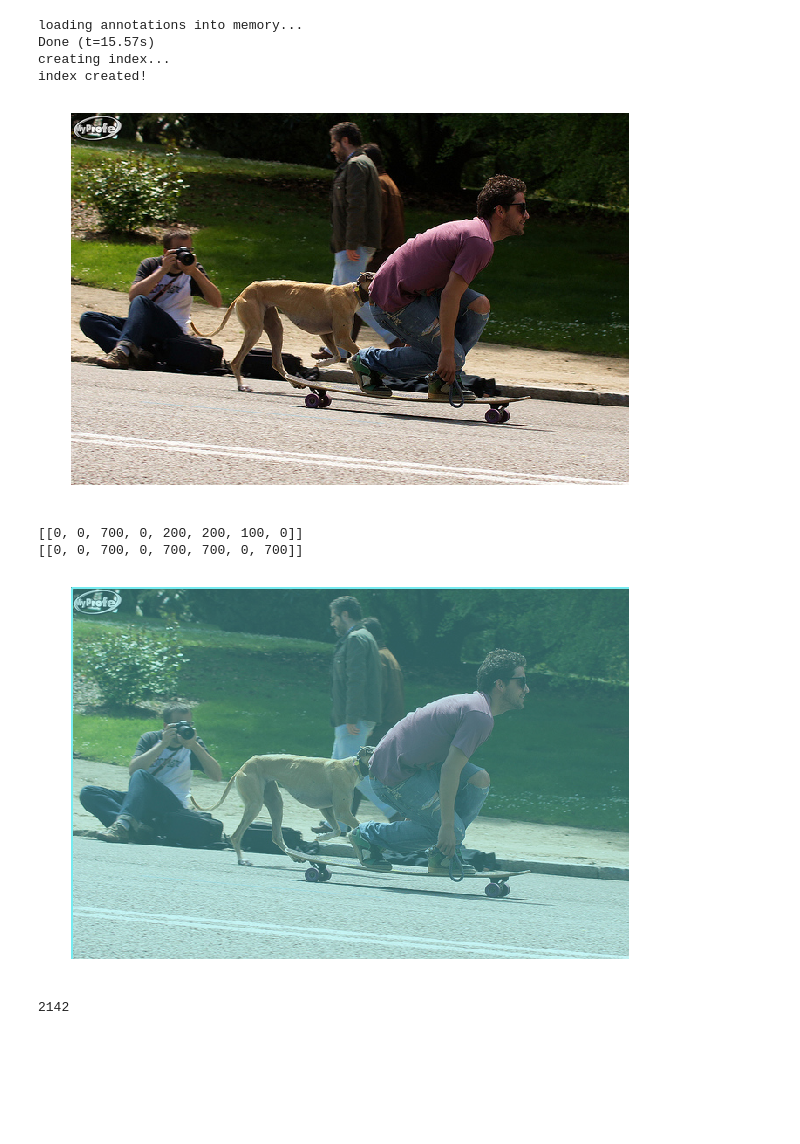
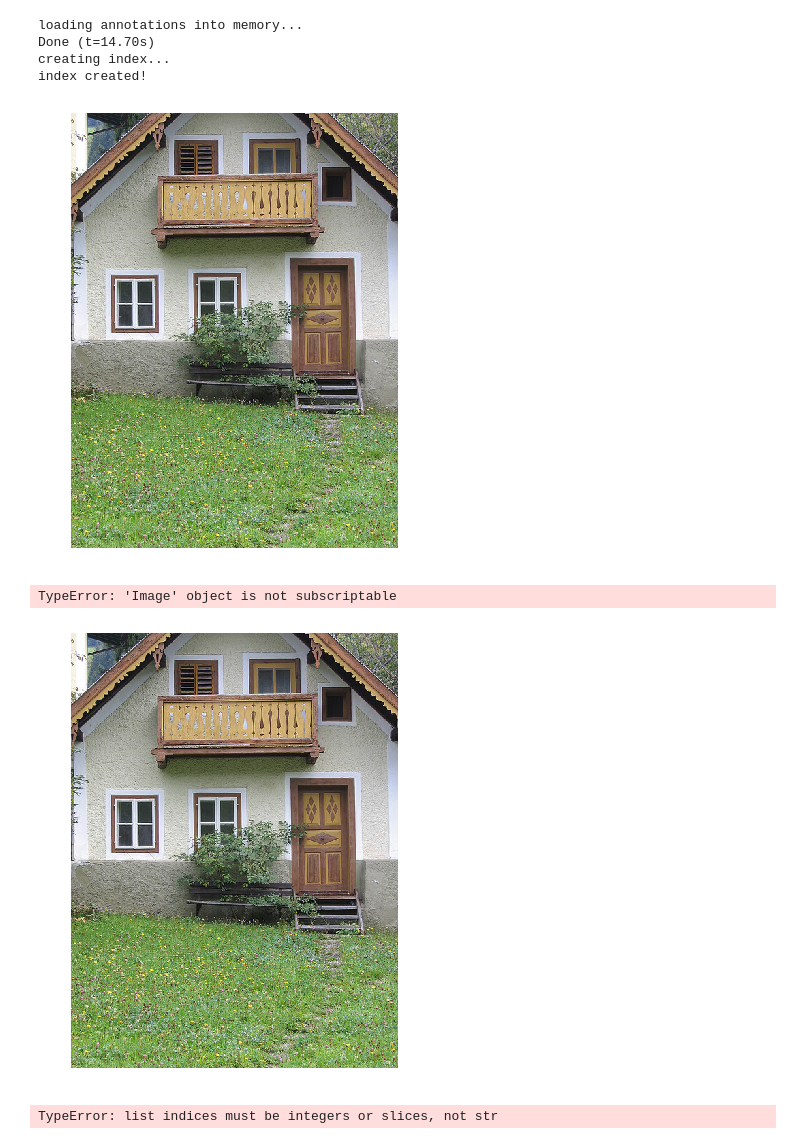
Before and after one commit to ghov/ObjectSegWithRL, a Jupyter notebook: cocoapi/PythonAPI/transform mask.ipynb, the cells around one changed output. Drawn from its saved outputs; the diff is of its cells as text; code cells hidden in the pictures; blank space fills up the shorter version.

```diff
--- a/cocoapi/PythonAPI/transform mask.ipynb
+++ b/cocoapi/PythonAPI/transform mask.ipynb
@@ -7,14 +7,14 @@ import matplotlib.pyplot as plt
 import pylab
 pylab.rcParams['figure.figsize'] = (10.0, 8.0)
 # %%
-dataDir='/media/greghovhannisyan/BackupData1/mscoco/'
+dataDir='/media/greghovhannisyan/BackupData1/mscoco'
 dataType='train2017'
-annFile='%s/annotations/instances_%s.json'%(dataDir,dataType)
+annFile='%s/annotations/instances/instances_%s.json'%(dataDir,dataType)
 # %%
 # initialize COCO api for instance annotations
 coco=COCO(annFile)
 # %% [output]
 loading annotations into memory...
-Done (t=15.57s)
+Done (t=14.70s)
 creating index...
 index created!
@@ -26,10 +21,13 @@ img = coco.loadImgs(imgIds[np.random.randint(0,len(imgIds))])[0]
 # %%
-I = io.imread(dataDir + 'images/' + 'train2017/' + '000000' + str(img['id']) + '.jpg')
+# load and display instance annotations
+img_folder = '/images/train2017/'
+img_id = '436138'
+I = io.imread(dataDir + img_folder + '000000' + str(img_id) + '.jpg')
 plt.figure(); plt.axis('off')
 plt.imshow(I)
 plt.show()
 # %% [output]
-[figure, old version]
+[figure, new version]
 # %%
 # load and display instance annotations
 plt.imshow(I); plt.axis('off')
@@ -42,7 +40,7 @@ anns = coco.loadAnns(annIds)
 
 #print(type(anns))
 
-#print(anns)
+print(anns)
 
 #print(anns[0])
 #print(list(anns[0])[0])
@@ -61,20 +59,20 @@ temp_list = list()
 temp_list.append(anns[0])
 print(temp_list[0]['segmentation'])
 #print(temp_list['segmentation']['counts'])
-temp_list[0]['segmentation'] = custom_l
+#temp_list[0]['segmentation'] = custom_l
 print(temp_list[0]['segmentation'])
 coco.showAnns(temp_list)
 #print(type(temp_list[0]['segmentation'][0]))
 # %% [output]
-[[0, 0, 700, 0, 200, 200, 100, 0]]
-[[0, 0, 700, 0, 700, 700, 0, 700]]
+TypeError: 'Image' object is not subscriptable
-[figure, old version]
+[figure, new version]
 # %%
 #print(temp_list[0]['image_id'])
-mask_as_arr = coco.annToMask(temp_list[0])
-np.sum(coco.annToMask(temp_list[0]))
+mask_as_arr = coco.annToMask(anns)
+#mask_as_arr = coco.annToMask(temp_list[0])
+#np.sum(coco.annToMask(temp_list[0]))
 # %% [output]
-2142
+TypeError: list indices must be integers or slices, not str
 # %%
 from PIL import Image
 
```
Also changed, not shown: parts of 1 cell of this notebook, 14 other files.
